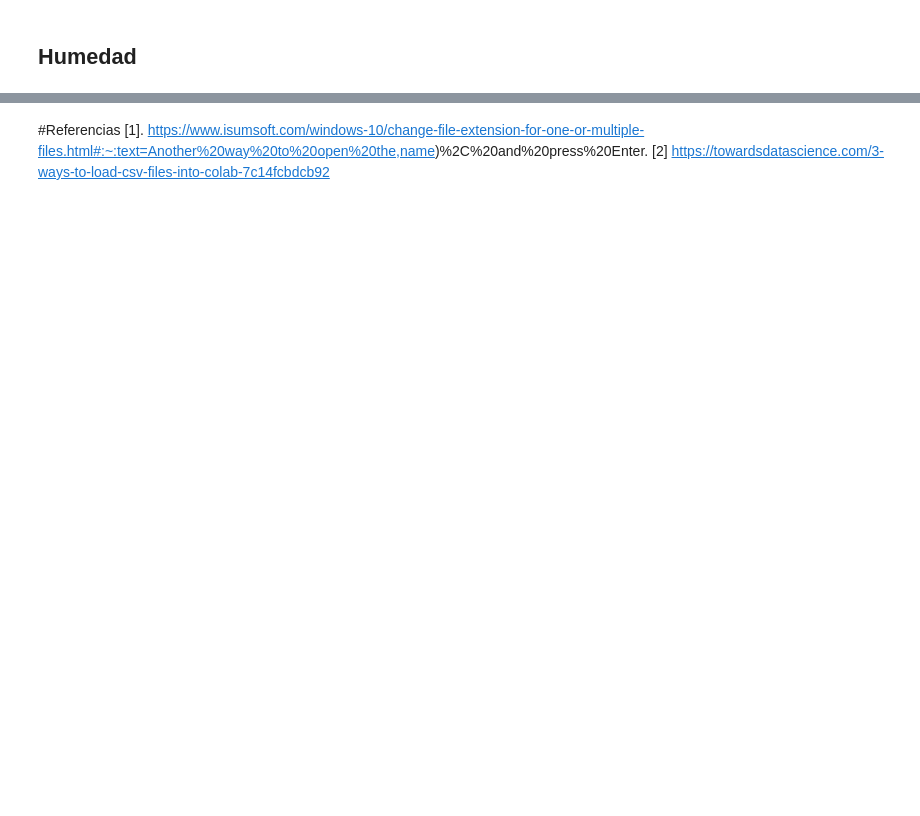
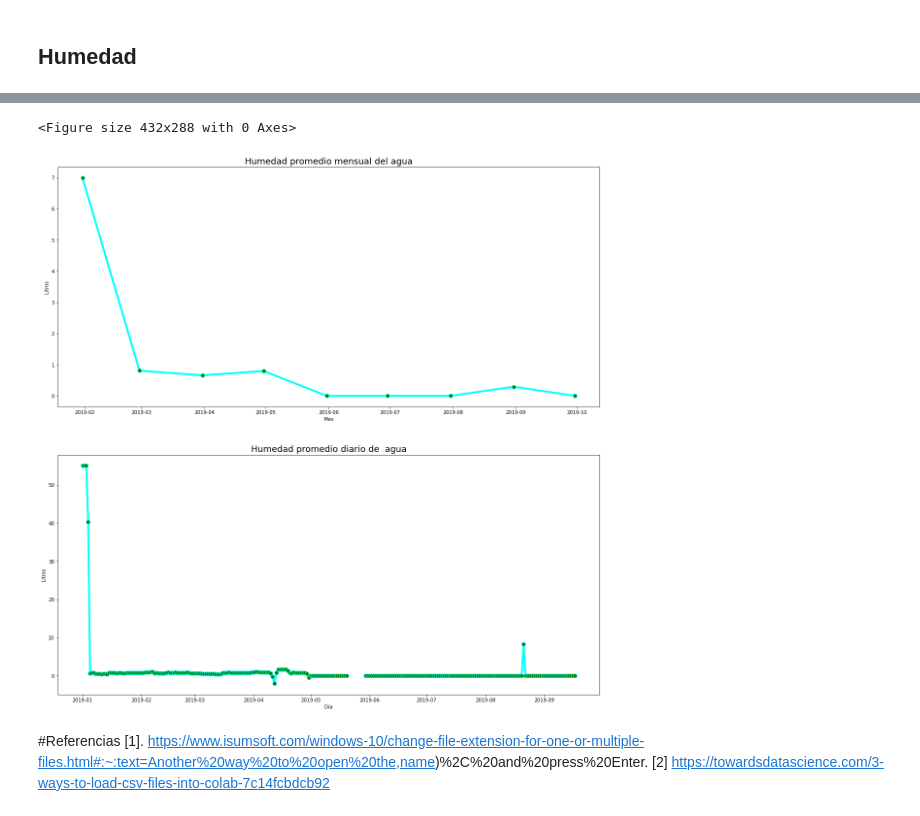
Before and after one commit to j-river1/Sensores_Caudal, a Jupyter notebook: Sensores_Caudal.ipynb, the cells around one changed output, grey strips where cells are left out. Drawn from its saved outputs; the diff is of its cells as text; code cells hidden in the pictures; blank space fills up the shorter version.

```diff
--- a/Sensores_Caudal.ipynb
+++ b/Sensores_Caudal.ipynb
@@ -173,7 +179,7 @@ def graficas_volumen (datos, clase = 1 ):
     plt.subplot(212)
     plt.plot( 'volumen', data= datos_graficasDiaria, marker='o', markerfacecolor='blue', markersize=8, color='skyblue', linewidth=4)
     plt.title("Volumen diario de agua ", loc='center', fontsize=18, fontweight=0, color='black')
-    plt.xlabel("Mes")
+    plt.xlabel("Dia")
     plt.ylabel("Litros")
 
   if clase == 2:
@@ -188,7 +194,7 @@ def graficas_volumen (datos, clase = 1 ):
     plt.figure(figsize=(20,20))
     plt.subplot(211)
     plt.plot( 'caudal', data= datos_graficasMensual, marker='o', markerfacecolor='green', markersize=8, color='cyan', linewidth=4)
-    plt.title("Caudal diario de agua ", loc='center', fontsize=18, fontweight=0, color='black')
+    plt.title("Caudal mensual de agua ", loc='center', fontsize=18, fontweight=0, color='black')
     #plt.xticks(rotation=90)
     plt.xlabel("Mes")
     plt.ylabel("Litros")
@@ -198,8 +204,33 @@ def graficas_volumen (datos, clase = 1 ):
     plt.subplot(212)
     plt.plot( 'volumen', data= datos_graficasDiaria, marker='o', markerfacecolor='green', markersize=8, color='cyan', linewidth=4)
     plt.title("Caudal promedio diario de agua ", loc='center', fontsize=18, fontweight=0, color='black')
+    plt.xlabel("Dia")
+    plt.ylabel("Litros")
+
+  if clase == 3:
+
+    #agruación por  mes
+    datos.groupby(datos['tiempo_real']).size()
+    datos_graficasMensual = datos.resample('M').mean()
+    datos_graficasDiaria = datos.resample('D').mean()
+
+    #Grafica de barras por mes
+    plt.figure()
+    plt.figure(figsize=(20,20))
+    plt.subplot(211)
+    plt.plot( 'humedad_suelo', data= datos_graficasMensual, marker='o', markerfacecolor='green', markersize=8, color='cyan', linewidth=4)
+    plt.title("Humedad promedio mensual del agua", loc='center', fontsize=18, fontweight=0, color='black')
+    #plt.xticks(rotation=90)
     plt.xlabel("Mes")
     plt.ylabel("Litros")
+
+
+    #Grafica Mensual
+    plt.subplot(212)
+    plt.plot( 'humedad_suelo', data= datos_graficasDiaria, marker='o', markerfacecolor='green', markersize=8, color='cyan', linewidth=4)
+    plt.title("Humedad promedio diario de  agua", loc='center', fontsize=18, fontweight=0, color='black')
+    plt.xlabel("Dia")
+    plt.ylabel("Litros")
 # %% [markdown]
 A contuniación se grafican el consumen mensual y diario registrados por lo sensores.
 # %%
@@ -280,3 +252,9 @@ from os.path import isfile, join
+# %%
+datos = transformacion(datos_unidos)
+graficas_volumen(datos, clase= 3)
+# %% [output]
+<Figure size 432x288 with 0 Axes>
+[figure, added]
 # %% [markdown]
 #Referencias
 [1]. https://www.isumsoft.com/windows-10/change-file-extension-for-one-or-multiple-files.html#:~:text=Another%20way%20to%20open%20the,name)%2C%20and%20press%20Enter.
```
Also changed, not shown: parts of 10 cells of this notebook.
